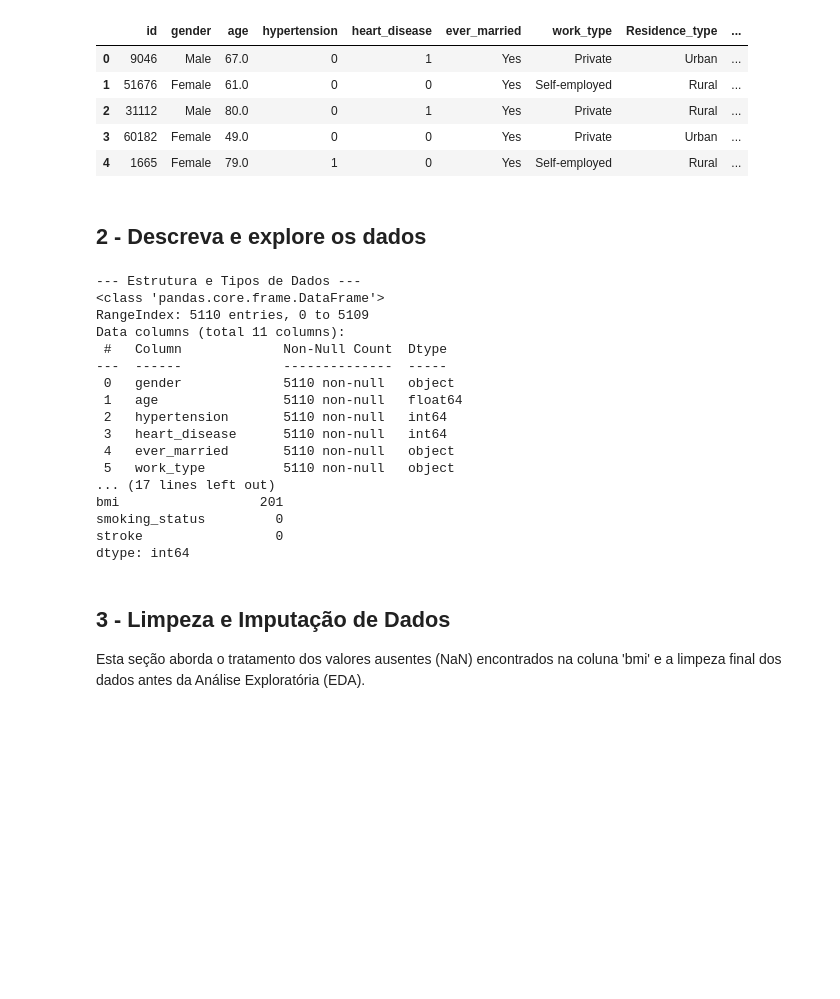
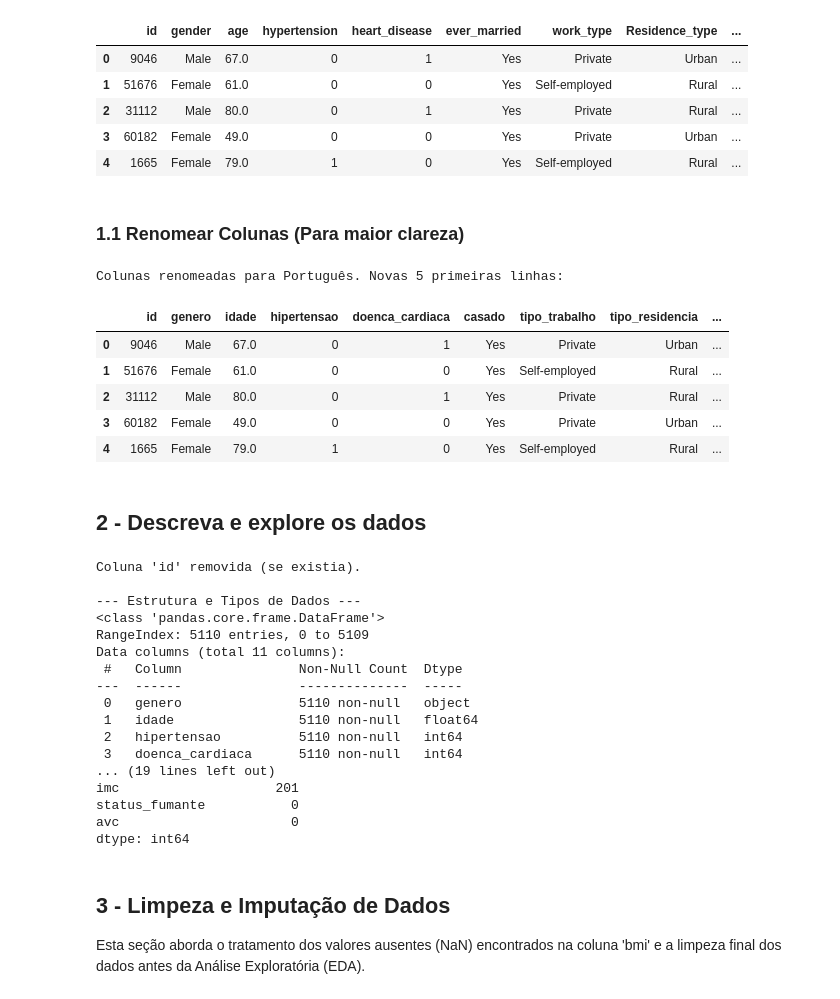
Before and after one commit to amaro-netto/analise_avc, a Jupyter notebook: scripts/stroke_prediction.ipynb, the cells around one changed output. Saved outputs shown, nothing was run; the diff lists cells and outputs as text; code cells hidden in the pictures; blank space fills up the shorter version.

```diff
--- a/scripts/stroke_prediction.ipynb
+++ b/scripts/stroke_prediction.ipynb
@@ -44,43 +44,80 @@ display(df.head())
 | 2 | 31112 | Male | 80.0 | 0 | 1 | Yes | Private | Rural | ... |
 | 3 | 60182 | Female | 49.0 | 0 | 0 | Yes | Private | Urban | ... |
 | 4 | 1665 | Female | 79.0 | 1 | 0 | Yes | Self-employed | Rural | ... |
+# %% [markdown]
+### 1.1 Renomear Colunas (Para maior clareza)
+# %%
+# Dicionário de mapeamento: De Inglês (Original) para Português (Novo)
+# Estamos sendo explícitos para garantir que cada coluna seja encontrada corretamente.
+colunas_renomeadas = {
+    'id': 'id', # Mesmo que removida depois, mapeamos por segurança
+    'gender': 'genero',
+    'age': 'idade',
+    'hypertension': 'hipertensao',
+    'heart_disease': 'doenca_cardiaca',
+    'ever_married': 'casado',
+    'work_type': 'tipo_trabalho',
+    'Residence_type': 'tipo_residencia',
+    'avg_glucose_level': 'nivel_glicose_medio',
+    'bmi': 'imc',
+    'smoking_status': 'status_fumante',
+    'stroke': 'avc' # Nossa variável alvo
+}
+
+# Renomeia as colunas do DataFrame (df)
+df = df.rename(columns=colunas_renomeadas)
+
+print("Colunas renomeadas para Português. Novas 5 primeiras linhas:")
+# Exibe as 5 primeiras linhas com os novos nomes
+display(df.head())
+# %% [output]
+Colunas renomeadas para Português. Novas 5 primeiras linhas:
+|  | id | genero | idade | hipertensao | doenca_cardiaca | casado | tipo_trabalho | tipo_residencia | ... |
+| 0 | 9046 | Male | 67.0 | 0 | 1 | Yes | Private | Urban | ... |
+| 1 | 51676 | Female | 61.0 | 0 | 0 | Yes | Self-employed | Rural | ... |
+| 2 | 31112 | Male | 80.0 | 0 | 1 | Yes | Private | Rural | ... |
+| 3 | 60182 | Female | 49.0 | 0 | 0 | Yes | Private | Urban | ... |
+| 4 | 1665 | Female | 79.0 | 1 | 0 | Yes | Self-employed | Rural | ... |
 # %% [markdown]
 ## 2 - Descreva e explore os dados
 # %%
-# Remove a coluna 'id' imediatamente se ela existir, embora tenhamos confirmado que ela não existe.
-# O bloco 'try/except' garante que o código não quebre se a coluna não for encontrada (boa prática!)
+# Tenta remover a coluna 'id', que não é útil para previsão.
+# A coluna 'id' não tem nome em português no mapeamento, mas ela pode ter sido a coluna que
+# o Pandas usou como índice, então tentamos remover o nome original 'id' por segurança.
 try:
-    df = df.drop('id', axis=1)
+    df = df.drop('id', axis=1, errors='ignore')
+    print("Coluna 'id' removida (se existia).")
 except KeyError:
-    print("A coluna 'id' não foi encontrada, seguindo com o DataFrame original.")
+    print("A coluna 'id' não foi encontrada, seguindo com o DataFrame.")
+
 
 # --- EXPLORAÇÃO INICIAL: Estrutura e Tipos de Dados ---
-print("--- Estrutura e Tipos de Dados ---")
-# .info() fornece um resumo: número de linhas, colunas e, o mais importante,
-# o tipo de dado de cada coluna (float, int, object) e a contagem de valores não-nulos.
+print("\n--- Estrutura e Tipos de Dados ---")
+# .info() exibe os tipos de dados e a contagem de valores não-nulos.
 df.info()
 
 # --- VERIFICAÇÃO DE VALORES AUSENTES (NA) ---
-# O .isnull() verifica onde há NA (retorna True/False) e .sum() soma quantos há por coluna
+# .isnull().sum() verifica se há NAs e quantos.
 print("\n--- Contagem de Valores Ausentes (NA) ---")
+# Esperamos 201 NAs na coluna 'imc'
 print(df.isnull().sum())
 # %% [output]
+Coluna 'id' removida (se existia).
+
 --- Estrutura e Tipos de Dados ---
 <class 'pandas.core.frame.DataFrame'>
 RangeIndex: 5110 entries, 0 to 5109
 Data columns (total 11 columns):
- #   Column             Non-Null Count  Dtype
----  ------             --------------  -----
- 0   gender             5110 non-null   object
- 1   age                5110 non-null   float64
- 2   hypertension       5110 non-null   int64
- 3   heart_disease      5110 non-null   int64
- 4   ever_married       5110 non-null   object
- 5   work_type          5110 non-null   object
-... (17 lines left out)
-bmi                  201
-smoking_status         0
-stroke                 0
+ #   Column               Non-Null Count  Dtype
+---  ------               --------------  -----
+ 0   genero               5110 non-null   object
+ 1   idade                5110 non-null   float64
+ 2   hipertensao          5110 non-null   int64
+ 3   doenca_cardiaca      5110 non-null   int64
+... (19 lines left out)
+imc                    201
+status_fumante           0
+avc                      0
 dtype: int64
 # %% [markdown]
 ## 3 - Limpeza e Imputação de Dados
```
Also changed, not shown: parts of 11 cells of this notebook, 2 other files.
